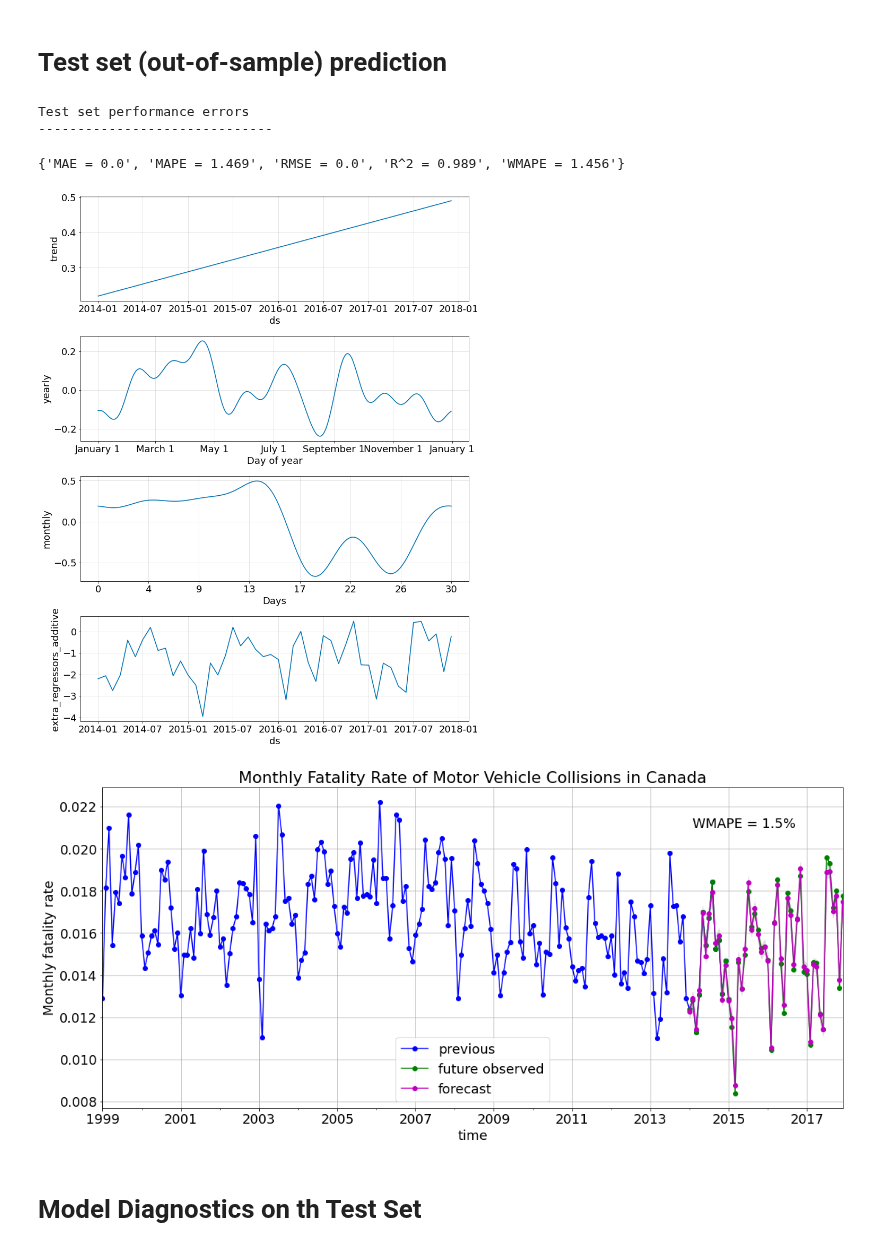
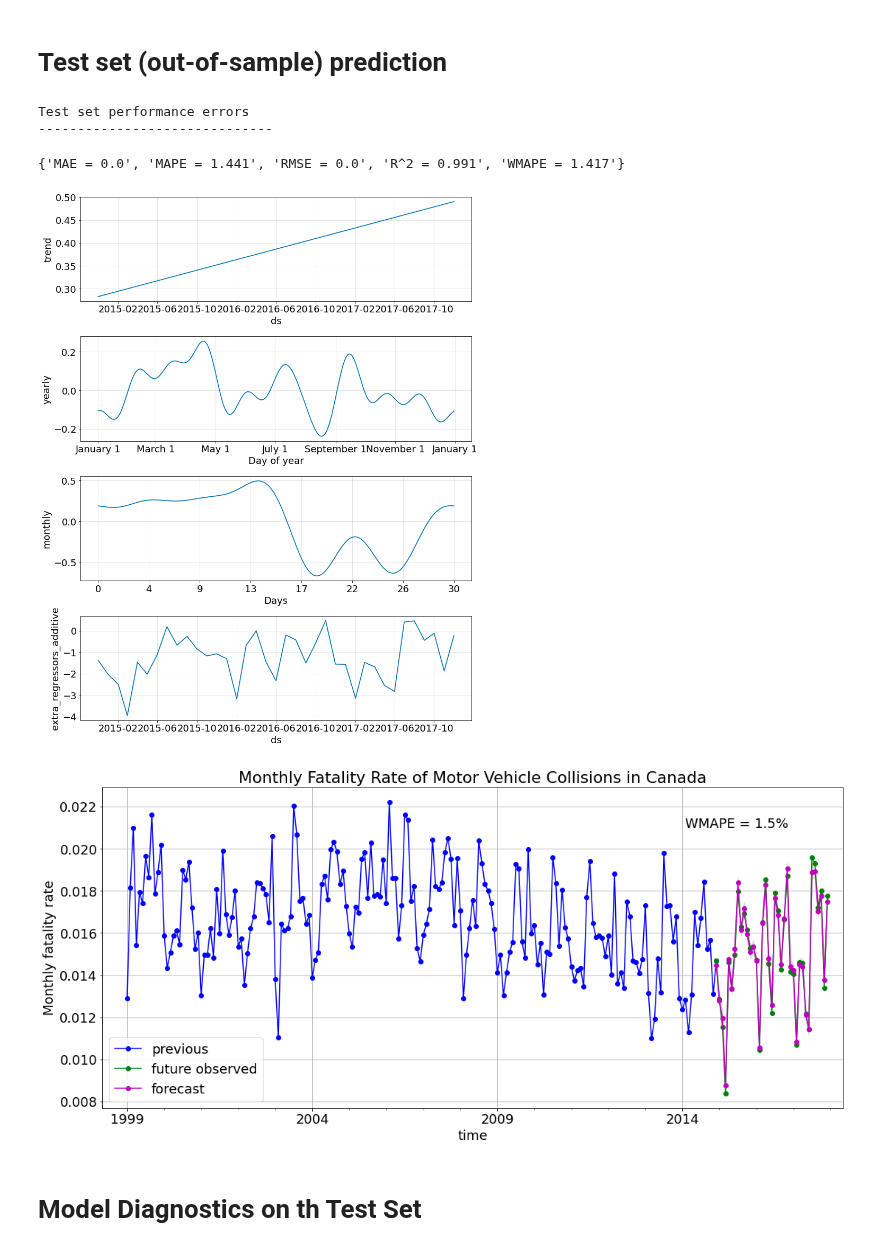
Before and after one commit to Owerre/Time-Series-Forecasting, a Jupyter notebook: fatality-forecast/notebooks/04-prophet.ipynb, the cells around one changed output. Saved outputs shown, nothing was run; the diff lists cells and outputs as text; code cells hidden in the pictures.

```diff
--- a/fatality-forecast/notebooks/04-prophet.ipynb
+++ b/fatality-forecast/notebooks/04-prophet.ipynb
@@ -60,7 +60,7 @@ Data size: (228, 16)
 We must split the dataset into training and test (out-of-sample) set.
 # %%
 train_start, train_end = '1999-01-01','2014-12-01'
-test_start, test_end = '2014-01-01', '2017-12-01'
+test_start, test_end = '2014-12-01', '2017-12-01'
 
 X_train = ts.drop('fatality_rate', axis =1)[train_start: train_end]
 y_train = ts['fatality_rate'][train_start: train_end]
@@ -197,11 +197,11 @@ fxn.error_metrics(y_test, yhat)
 # %% [output]
 Test set performance errors
 ------------------------------
-{'MAE = 0.0', 'MAPE = 1.469', 'RMSE = 0.0', 'R^2 = 0.989', 'WMAPE = 1.456'}
+{'MAE = 0.0', 'MAPE = 1.441', 'RMSE = 0.0', 'R^2 = 0.991', 'WMAPE = 1.417'}
 # %%
 fig = model.plot_components(forecast, figsize = (12,15))
 # %% [output]
-[figure, old version]
+[figure, new version]
 # %%
 yhat[yhat<0] = 0
 
@@ -221,21 +221,22 @@ results.index = y_test.index
 # %%
 plt.figure(figsize = (18,8))
 
 y_train.plot(label = 'previous',  marker = 'o', color = 'b')
 y_test.plot(label = 'future observed', marker = 'o', color = 'g')
 results['yhat'].plot(label = 'forecast', marker = 'o', color = 'm')
 
 plt.fill_between(results.index, results['ylow'], results['yhigh'], color='k', alpha=0.1)
 plt.xlabel('time')
 plt.text('2014-02-01', 0.021, "WMAPE = 1.5%")
 plt.grid(True)
 plt.ylabel('Monthly fatality rate')
 plt.title('Monthly Fatality Rate of Motor Vehicle Collisions in Canada')
+plt.xlim('1998-05-01', '2018-05-01')
 plt.legend()
-plt.savefig('../images/propt.png')
+plt.savefig('../images/prophet.png')
 plt.show()
 # %% [output]
-[figure, old version]
+[figure, new version]
 # %% [markdown]
 # Model Diagnostics on th Test Set
 # %% [markdown]
```
Also changed, not shown: parts of 3 cells of this notebook, 16 other files.
